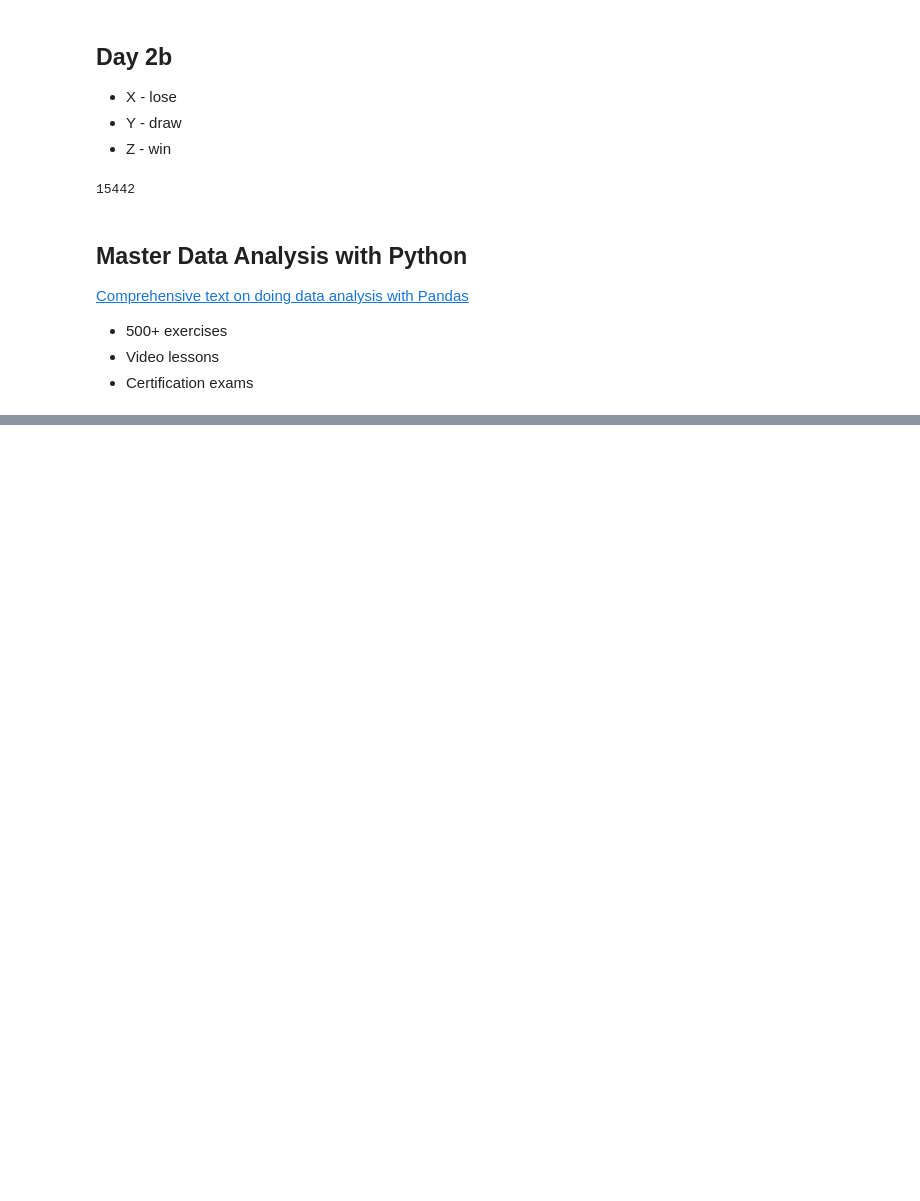
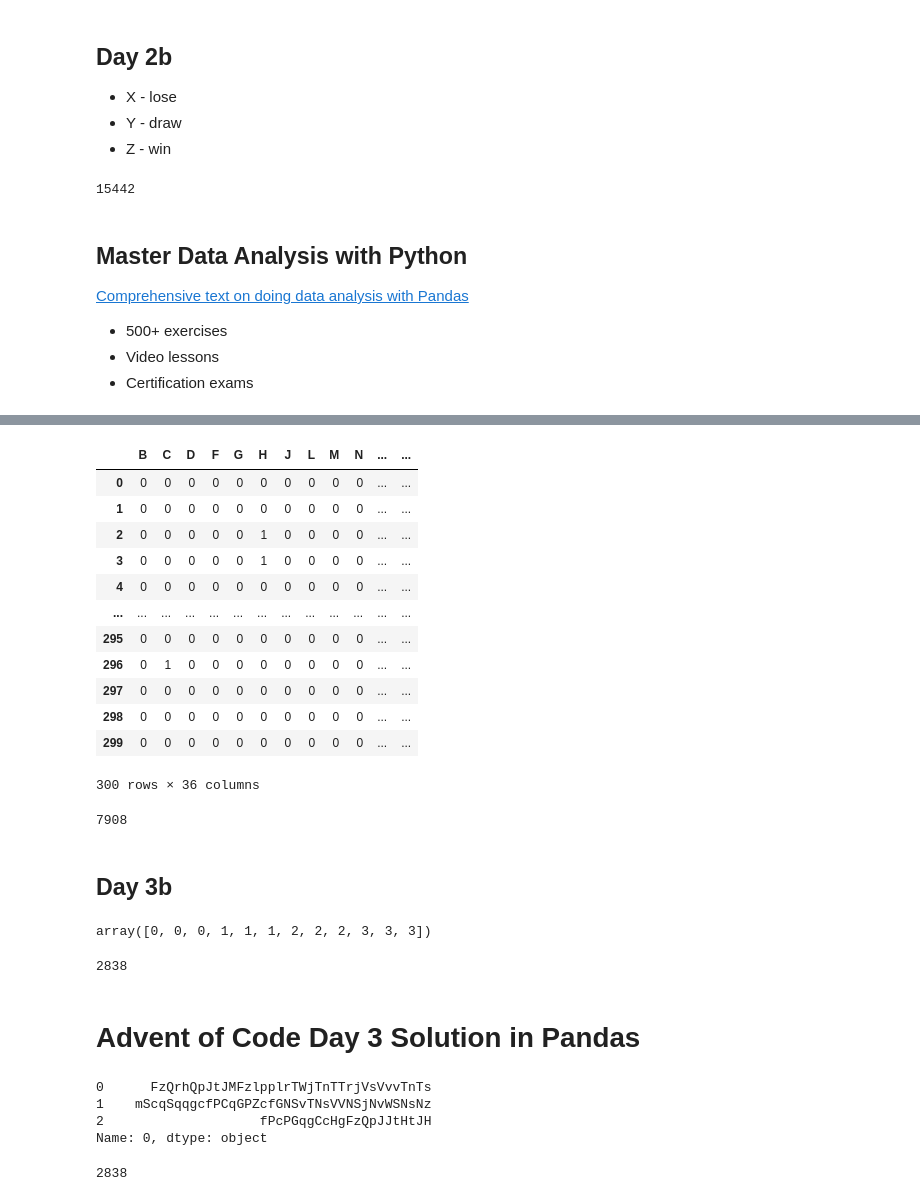
Before and after one commit to tdpetrou/Advent-of-Code-Pandas, a Jupyter notebook: 2022/Problems.ipynb, the cells around one changed output, grey strips where cells are left out. Cells and saved outputs as stored; diff of their text form; code cells hidden in the pictures; blank space fills up the shorter version.

```diff
--- a/2022/Problems.ipynb
+++ b/2022/Problems.ipynb
@@ -135,0 +207,3 @@ s.replace({'A X': 3,
+# %%
+s = pd.read_csv('data/day3.txt', header=None).squeeze()
+s.head()
@@ -135,0 +217,4 @@ s.replace({'A X': 3,
+# %%
+half1 = s.apply(lambda x: x[:len(x) // 2]).str.get_dummies('')
+# %%
+half2 = s.apply(lambda x: x[len(x) // 2:]).str.get_dummies('')
@@ -135,0 +237,53 @@ s.replace({'A X': 3,
+# %%
+df = half1 * half2
+df
+# %% [output]
+|  | B | C | D | F | G | H | J | L | M | N | ... | ... |
+| 0 | 0 | 0 | 0 | 0 | 0 | 0 | 0 | 0 | 0 | 0 | ... | ... |
+| 1 | 0 | 0 | 0 | 0 | 0 | 0 | 0 | 0 | 0 | 0 | ... | ... |
+| 2 | 0 | 0 | 0 | 0 | 0 | 1 | 0 | 0 | 0 | 0 | ... | ... |
+| 3 | 0 | 0 | 0 | 0 | 0 | 1 | 0 | 0 | 0 | 0 | ... | ... |
+| 4 | 0 | 0 | 0 | 0 | 0 | 0 | 0 | 0 | 0 | 0 | ... | ... |
+| ... | ... | ... | ... | ... | ... | ... | ... | ... | ... | ... | ... | ... |
+| 295 | 0 | 0 | 0 | 0 | 0 | 0 | 0 | 0 | 0 | 0 | ... | ... |
+| 296 | 0 | 1 | 0 | 0 | 0 | 0 | 0 | 0 | 0 | 0 | ... | ... |
+| 297 | 0 | 0 | 0 | 0 | 0 | 0 | 0 | 0 | 0 | 0 | ... | ... |
+| 298 | 0 | 0 | 0 | 0 | 0 | 0 | 0 | 0 | 0 | 0 | ... | ... |
+| 299 | 0 | 0 | 0 | 0 | 0 | 0 | 0 | 0 | 0 | 0 | ... | ... |
+300 rows × 36 columns
+# %%
+from string import ascii_letters
+letter_map = dict(zip(ascii_letters, range(1, 53)))
+df.idxmax(axis=1).replace(letter_map).sum()
+# %% [output]
+7908
+# %% [markdown]
+## Day 3b
+# %%
+groups = np.repeat(np.arange(100), 3)
+groups[:12]
+# %% [output]
+array([0, 0, 0, 1, 1, 1, 2, 2, 2, 3, 3, 3])
+# %%
+s.groupby(groups).apply(lambda x: x.str.get_dummies('').prod().idxmax()).replace(letter_map).sum()
+# %% [output]
+2838
+# %% [markdown]
+# Advent of Code Day 3 Solution in Pandas
+# %%
+s.head(3)
+# %% [output]
+0      FzQrhQpJtJMFzlpplrTWjTnTTrjVsVvvTnTs
+1    mScqSqqgcfPCqGPZcfGNSvTNsVVNSjNvWSNsNz
+2                    fPcPGqgCcHgFzQpJJtHtJH
+Name: 0, dtype: object
+# %%
+from string import ascii_letters
+letter_map = dict(zip(ascii_letters, range(1, 53)))
+groups = np.repeat(np.arange(100), 3)
+(s.groupby(groups)
+  .apply(lambda x: x.str.get_dummies('').prod().idxmax())
+  .replace(letter_map)
+  .sum())
+# %% [output]
+2838
```
Also changed, not shown: parts of 22 cells of this notebook, 2 other files.
